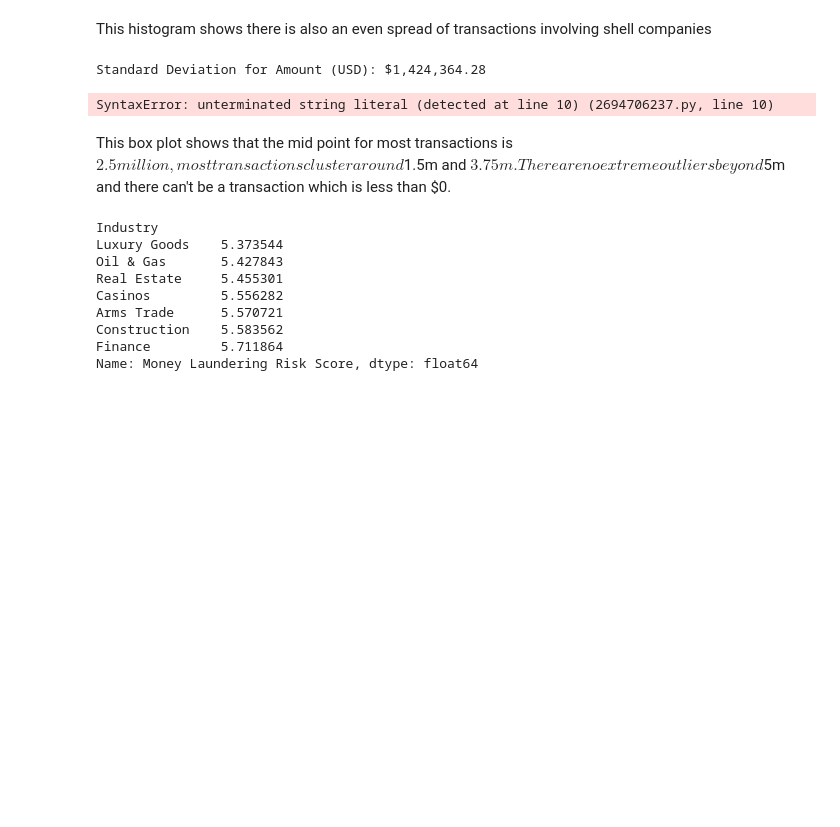
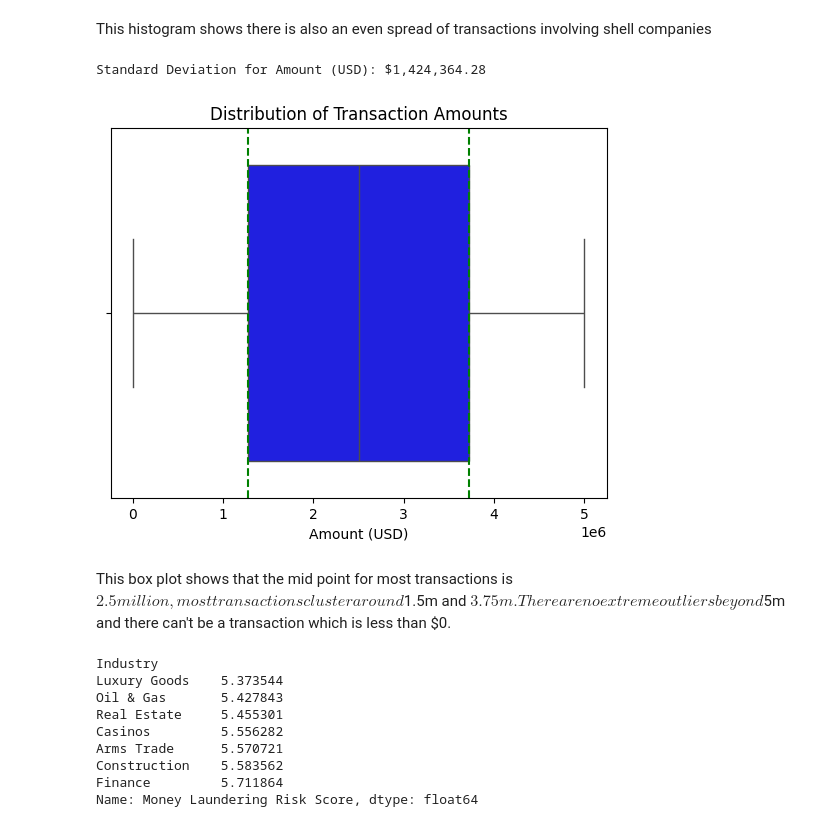
Before and after one commit to NAW125/Detecting_Money_Laundering_Patterns-, a Jupyter notebook: jupyter_notebooks/clean_statistical_analysis.ipynb, the cells around one changed output. Drawn from its saved outputs; the diff is of its cells as text; code cells hidden in the pictures; blank space fills up the shorter version.

```diff
--- a/jupyter_notebooks/clean_statistical_analysis.ipynb
+++ b/jupyter_notebooks/clean_statistical_analysis.ipynb
@@ -184,19 +186,19 @@ Standard Deviation for Amount (USD): $1,424,364.28
 # %%
 #Step 21. Create a boxplot for 'Amount (USD)' to visualize the distribution of transaction amounts
 sns.boxplot(x=data['Amount (USD)'], color='blue')
 
 q1 = data['Amount (USD)'].quantile(0.25)
 q3 = data['Amount (USD)'].quantile(0.75)
 
 plt.axvline(q1, color='green', linestyle='--')
 plt.axvline(q3, color='green', linestyle='--')
 
-plt.title('Distribution of transactions amounts\')
+plt.title('Distribution of Transaction Amounts')
 plt.xlabel('Amount (USD)')
 
 plt.show()
 # %% [output]
-SyntaxError: unterminated string literal (detected at line 10) (2694706237.py, line 10)
+[figure, added]
 # %% [markdown]
 This box plot shows that the mid point for most transactions is $2.5million, most transactions cluster around $1.5m and $3.75m. There are no extreme outliers beyond $5m and there can't be a transaction which is less than $0.
 # %%
```
Also changed, not shown: parts of 1 cell of this notebook, 2 other files.
